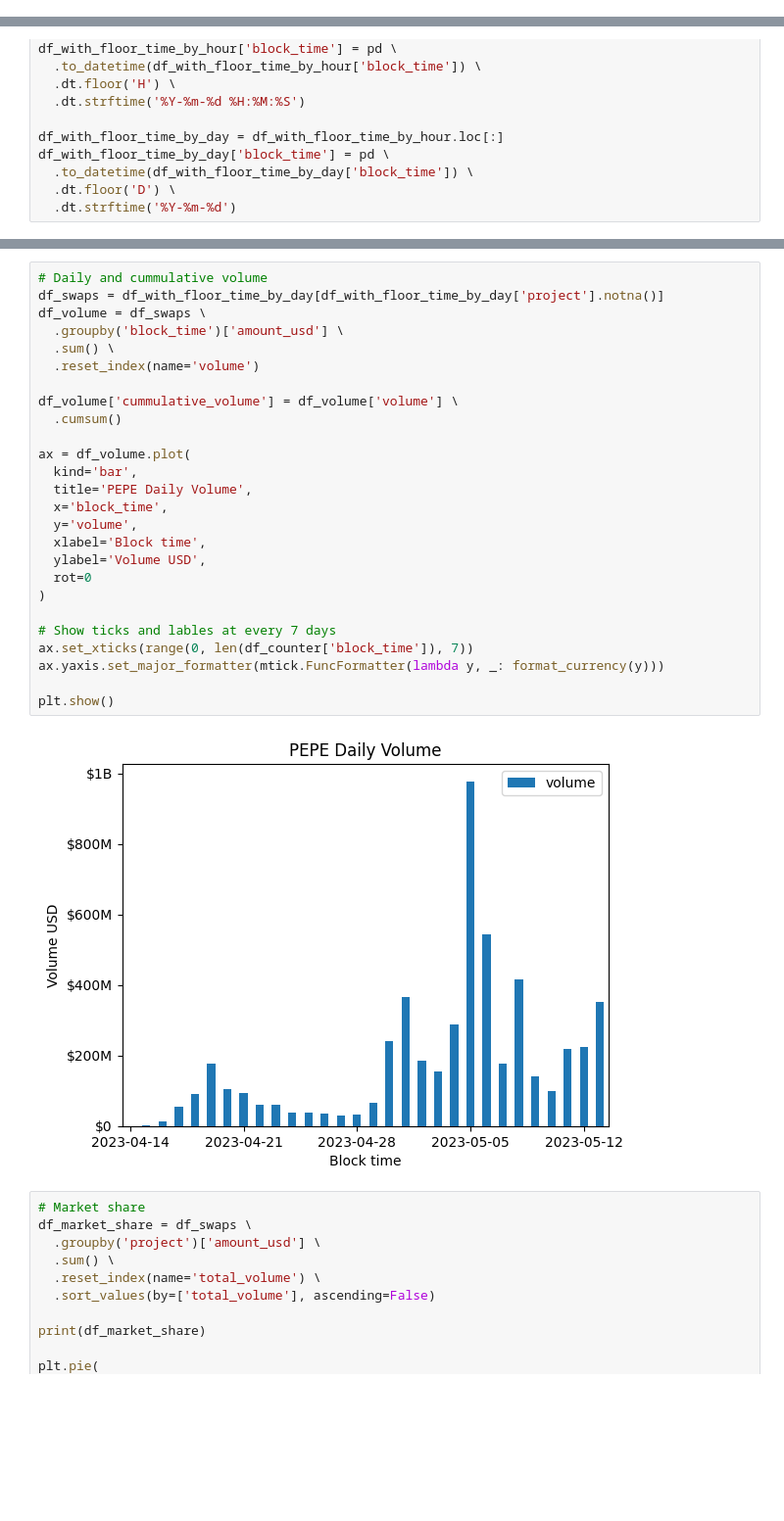
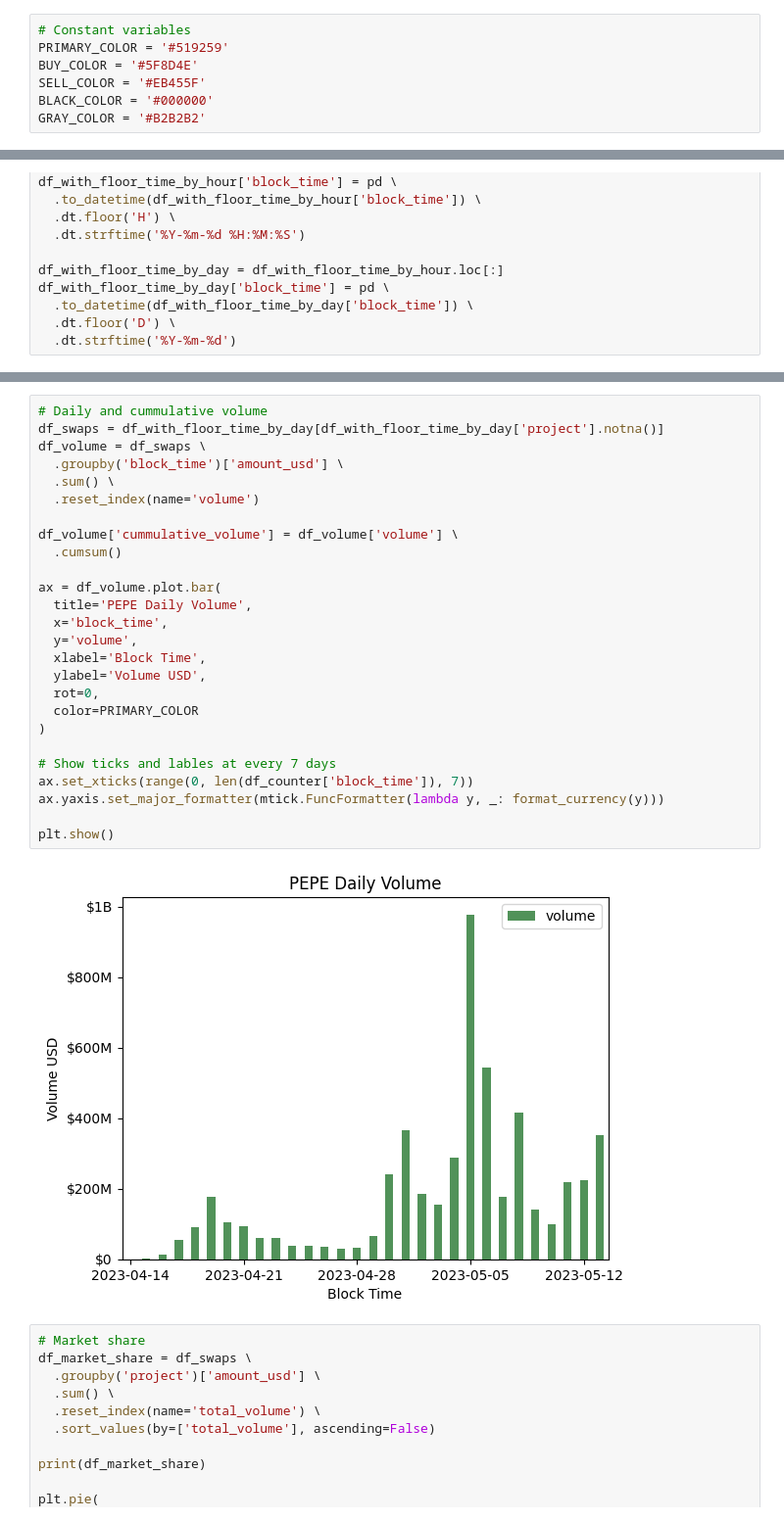
Before and after one commit to bazhkha/pepe-coin-analytics, a Jupyter notebook: index.ipynb, the cells around one changed output, grey strips where cells are left out. Shown at 98% size. Drawn from its saved outputs; the diff is of its cells as text; blank space fills up the shorter version.

```diff
--- a/index.ipynb
+++ b/index.ipynb
@@ -63,6 +63,13 @@ def format_currency(number):
   formatted_number = '{:.0f}{}'.format(number, suffixes[suffix_index])
 
   return '$' + formatted_number
+# %%
+# Constant variables
+PRIMARY_COLOR = '#519259'
+BUY_COLOR = '#5F8D4E'
+SELL_COLOR = '#EB455F'
+BLACK_COLOR = '#000000'
+GRAY_COLOR = '#B2B2B2'
 # %%
 # Overview
 start_time = df['block_time'].iloc[0]
@@ -375,31 +381,31 @@ Swap ratio: 75.4%
 # %%
 # Daily and cummulative volume
 df_swaps = df_with_floor_time_by_day[df_with_floor_time_by_day['project'].notna()]
 df_volume = df_swaps \
   .groupby('block_time')['amount_usd'] \
   .sum() \
   .reset_index(name='volume')
 
 df_volume['cummulative_volume'] = df_volume['volume'] \
   .cumsum()
 
-ax = df_volume.plot(
-  kind='bar',
+ax = df_volume.plot.bar(
   title='PEPE Daily Volume',
   x='block_time',
   y='volume',
-  xlabel='Block time',
+  xlabel='Block Time',
   ylabel='Volume USD',
-  rot=0
+  rot=0,
+  color=PRIMARY_COLOR
 )
 
 # Show ticks and lables at every 7 days
 ax.set_xticks(range(0, len(df_counter['block_time']), 7))
 ax.yaxis.set_major_formatter(mtick.FuncFormatter(lambda y, _: format_currency(y)))
 
 plt.show()
 # %% [output]
-[figure, old version]
+[figure, new version]
 # %%
 # Market share
 df_market_share = df_swaps \
```
Also changed, not shown: parts of 6 cells of this notebook.
